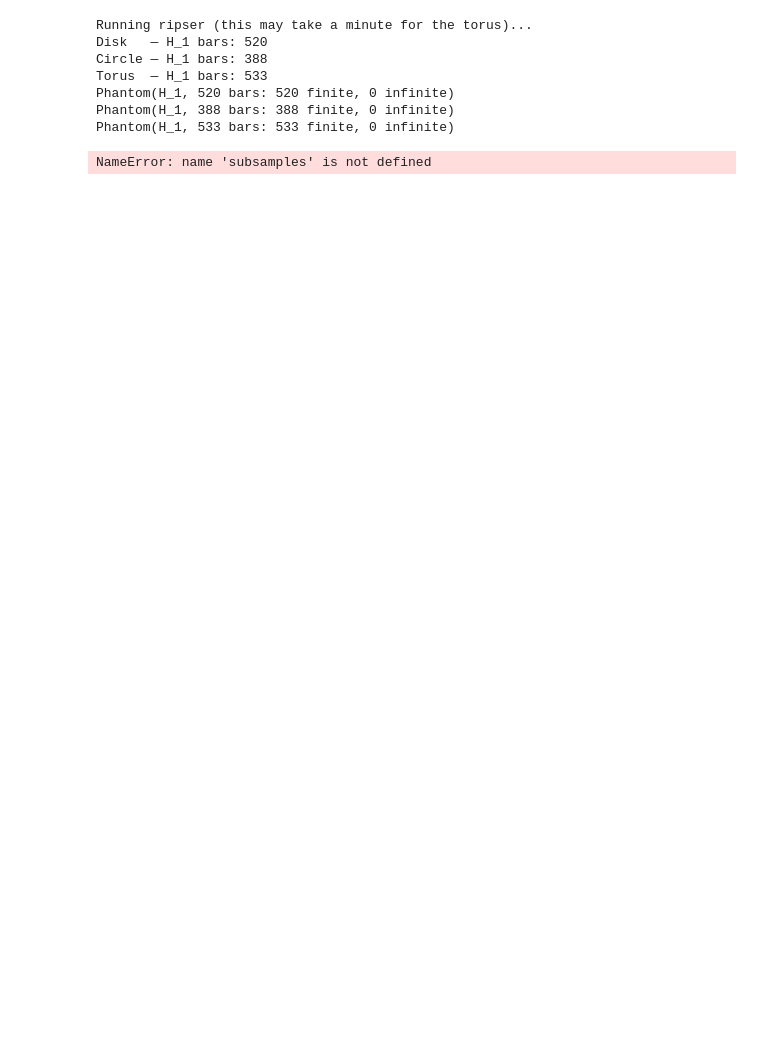
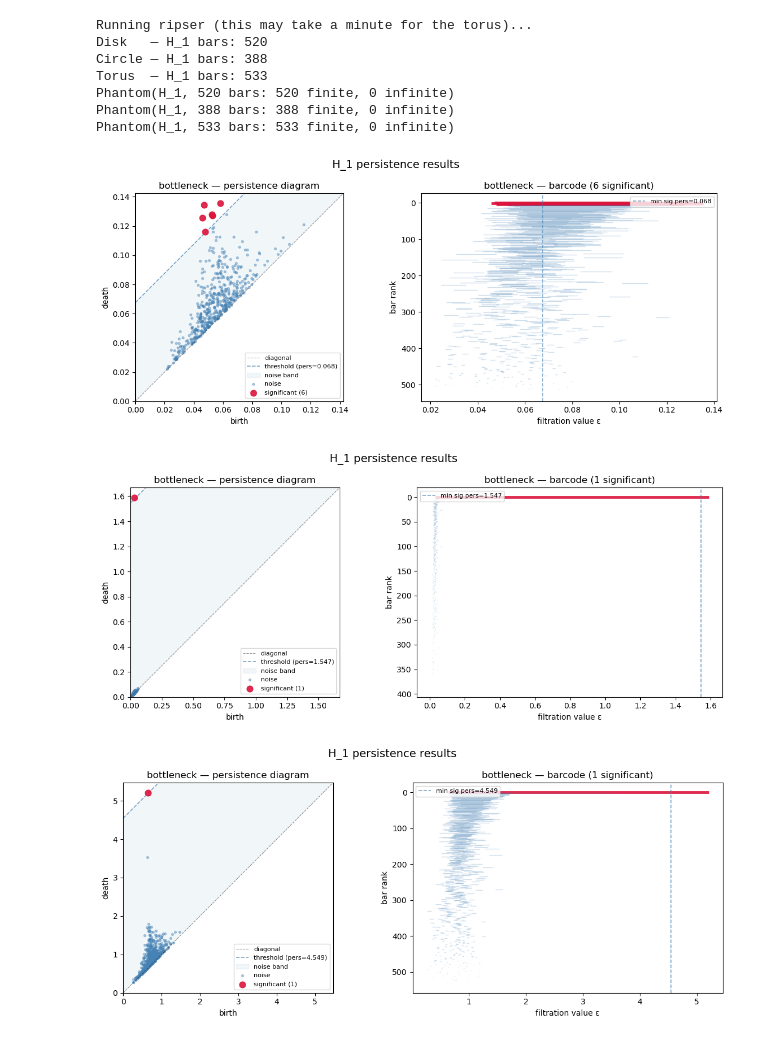
Before and after one commit to SherllyNeo/TDA-PHANTOM, a Jupyter notebook: examples/bottleneck_hypothesis_test.ipynb, the cells around one changed output. Saved outputs shown, nothing was run; the diff lists cells and outputs as text; code cells hidden in the pictures; blank space fills up the shorter version.

```diff
--- a/examples/bottleneck_hypothesis_test.ipynb
+++ b/examples/bottleneck_hypothesis_test.ipynb
@@ -76,14 +76,16 @@ Phantom(H_1, 520 bars: 520 finite, 0 infinite)
 Phantom(H_1, 388 bars: 388 finite, 0 infinite)
 Phantom(H_1, 533 bars: 533 finite, 0 infinite)
 # %%
-alpha = 0.01
+alpha = 0.05
 method = ["bottleneck"]
 results_disk   = phantom_disk.hypothesis_test(alpha,methods=method)
 results_circle = phantom_circle.hypothesis_test(alpha,methods=method)
 results_torus  = phantom_torus.hypothesis_test(alpha,methods=method)
 
 phantom_disk.display_results()
 phantom_circle.display_results()
 phantom_torus.display_results()
 # %% [output]
-NameError: name 'subsamples' is not defined
+[figure, added]
+[figure, added]
+[figure, added]
```
Also changed, not shown: 4 other files.
